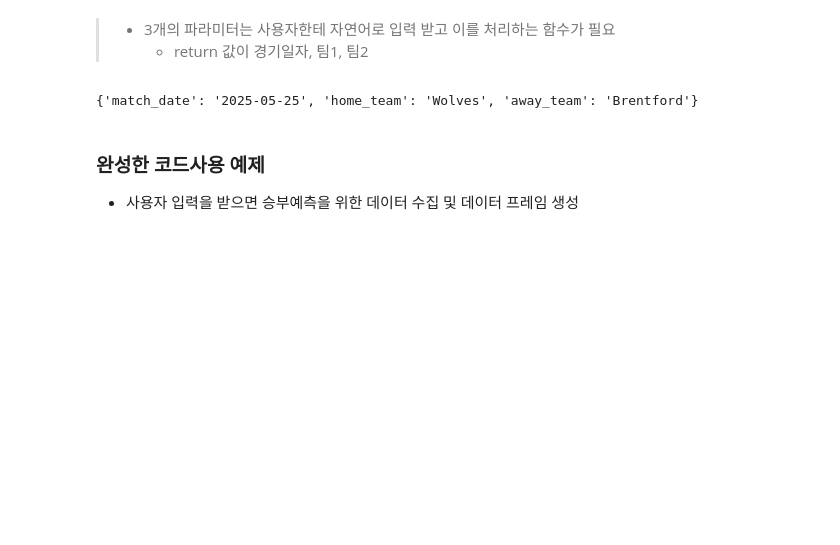
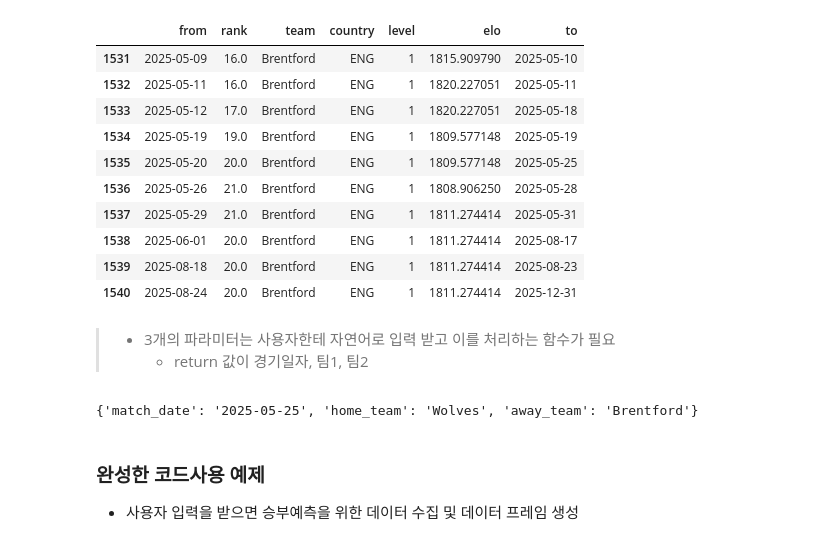
Before and after one commit to Eedia/AI-Football-Manager, a Jupyter notebook: preprocssing_데이터수집.ipynb, the cells around one changed output. Cells and saved outputs as stored; diff of their text form; code cells hidden in the pictures; blank space fills up the shorter version.

```diff
--- a/preprocssing_데이터수집.ipynb
+++ b/preprocssing_데이터수집.ipynb
@@ -175 +218,10 @@ Index(['MatchDate', 'HomeTeam', 'AwayTeam', 'GF3Home', 'GA3Home', 'GF5Home',
       dtype='object')
+# %%
+import soccerdata as sd
+elo = sd.ClubElo()
+
+barca_elo = elo.read_team_history("Brentford")
+df_testtest = barca_elo.reset_index()
+
+df_testtest.tail(10)
+# %% [output]
@@ -176,3 +229,14 @@ Index(['MatchDate', 'HomeTeam', 'AwayTeam', 'GF3Home', 'GA3Home', 'GF5Home',
+|  | from | rank | team | country | level | elo | to |
+| 1531 | 2025-05-09 | 16.0 | Brentford | ENG | 1 | 1815.909790 | 2025-05-10 |
+| 1532 | 2025-05-11 | 16.0 | Brentford | ENG | 1 | 1820.227051 | 2025-05-11 |
+| 1533 | 2025-05-12 | 17.0 | Brentford | ENG | 1 | 1820.227051 | 2025-05-18 |
+| 1534 | 2025-05-19 | 19.0 | Brentford | ENG | 1 | 1809.577148 | 2025-05-19 |
+| 1535 | 2025-05-20 | 20.0 | Brentford | ENG | 1 | 1809.577148 | 2025-05-25 |
+| 1536 | 2025-05-26 | 21.0 | Brentford | ENG | 1 | 1808.906250 | 2025-05-28 |
+| 1537 | 2025-05-29 | 21.0 | Brentford | ENG | 1 | 1811.274414 | 2025-05-31 |
+| 1538 | 2025-06-01 | 20.0 | Brentford | ENG | 1 | 1811.274414 | 2025-08-17 |
+| 1539 | 2025-08-18 | 20.0 | Brentford | ENG | 1 | 1811.274414 | 2025-08-23 |
+| 1540 | 2025-08-24 | 20.0 | Brentford | ENG | 1 | 1811.274414 | 2025-12-31 |
 # %% [markdown]
 > - 3개의 파라미터는 사용자한테 자연어로 입력 받고 이를 처리하는 함수가 필요
 >   - return 값이 경기일자, 팀1, 팀2
```
Also changed, not shown: parts of 13 cells of this notebook.
